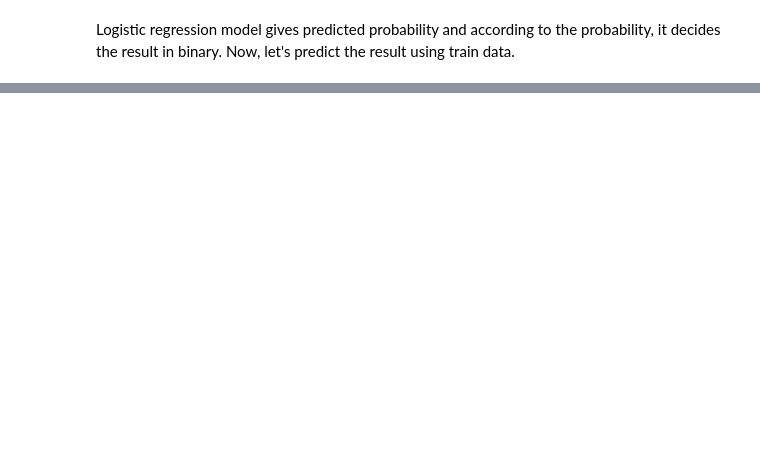
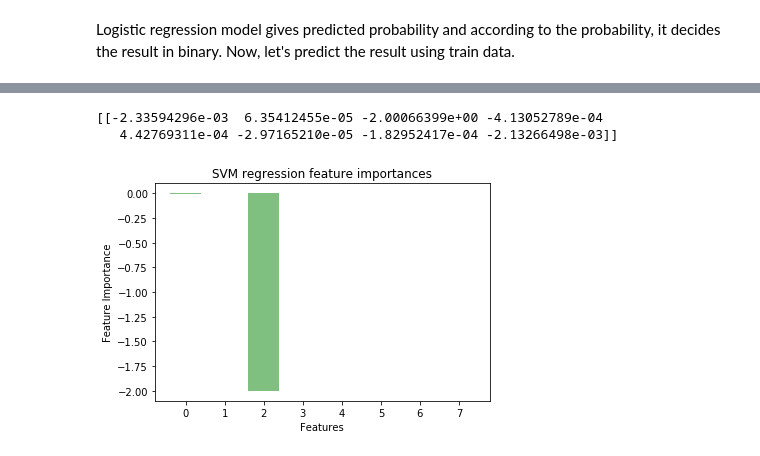
Before and after one commit to munachisonwadike/decision_trees_pg, a Jupyter notebook: titanic_decision_tree.ipynb, the cells around one changed output, grey strips where cells are left out. Saved outputs shown, nothing was run; the diff lists cells and outputs as text; code cells hidden in the pictures; blank space fills up the shorter version.

```diff
--- a/titanic_decision_tree.ipynb
+++ b/titanic_decision_tree.ipynb
@@ -548,9 +591,5 @@ Create the logistic regression model:
 # %%
 from sklearn import svm
 
-## Type your own code
-# instantiate our model and fit the model with the training data
-# svm.SVC(gamma = 'scale', kernel = 'rbf')
-
-clf_svm = svm.SVC(gamma='scale', kernel='rbf')
+clf_svm = svm.SVC(gamma='scale', kernel='linear')
 clf_svm.fit(train_x, train_y)
@@ -640,0 +856,17 @@ print(summary)
+# %%
+print(clf_svm.coef_)
+bins = tuple(np.arange(len(clf_svm.coef_[0])))
+y_pos = np.arange(len(bins))
+feature_importance = np.array(clf_svm.coef_[0])
+
+plt.bar(y_pos, feature_importance, align='center', alpha=0.5, color='g')
+plt.xticks(y_pos, bins)
+plt.xlabel('Features')
+plt.ylabel('Feature Importance')
+plt.title('SVM regression feature importances')
+
+plt.show()
+# %% [output]
+[[-2.33594296e-03  6.35412455e-05 -2.00066399e+00 -4.13052789e-04
+   4.42769311e-04 -2.97165210e-05 -1.82952417e-04 -2.13266498e-03]]
+[figure, added]
```
Also changed, not shown: parts of 124 cells of this notebook.
